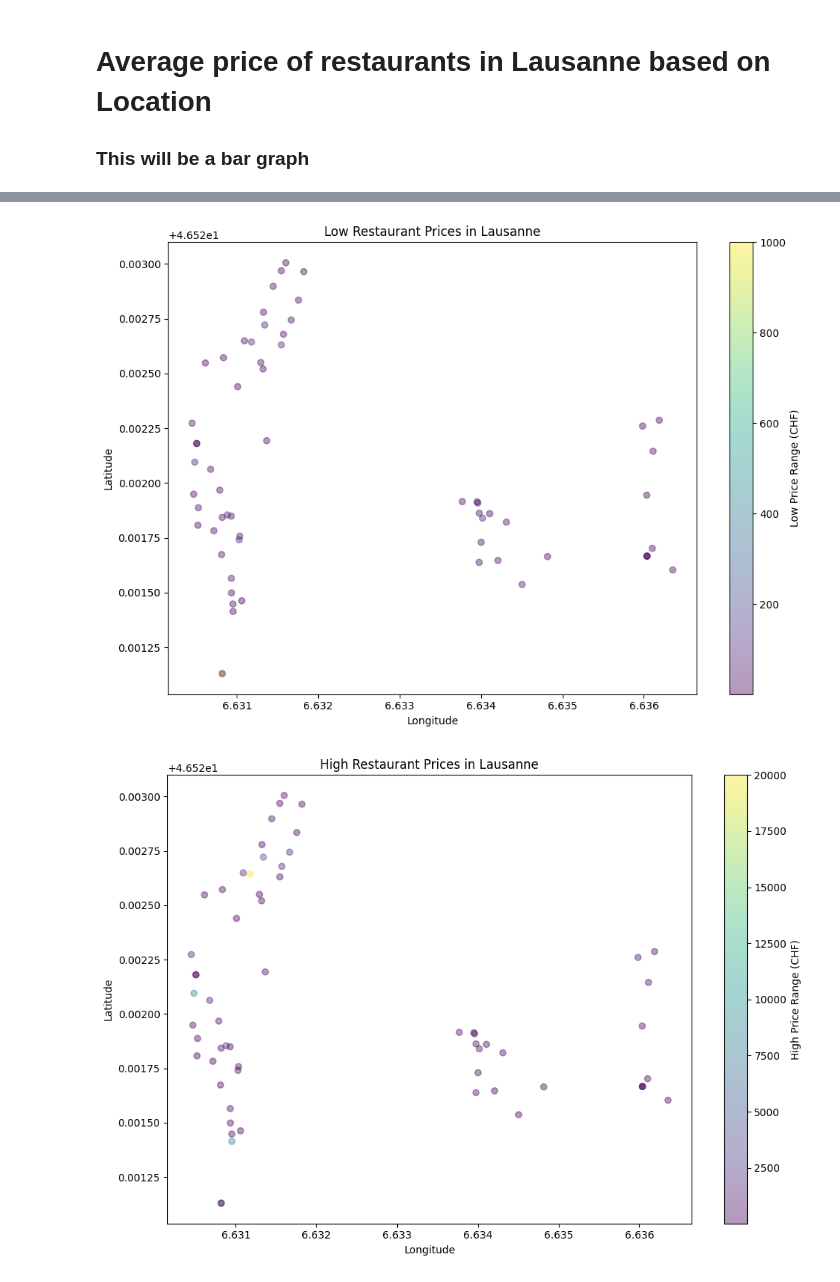
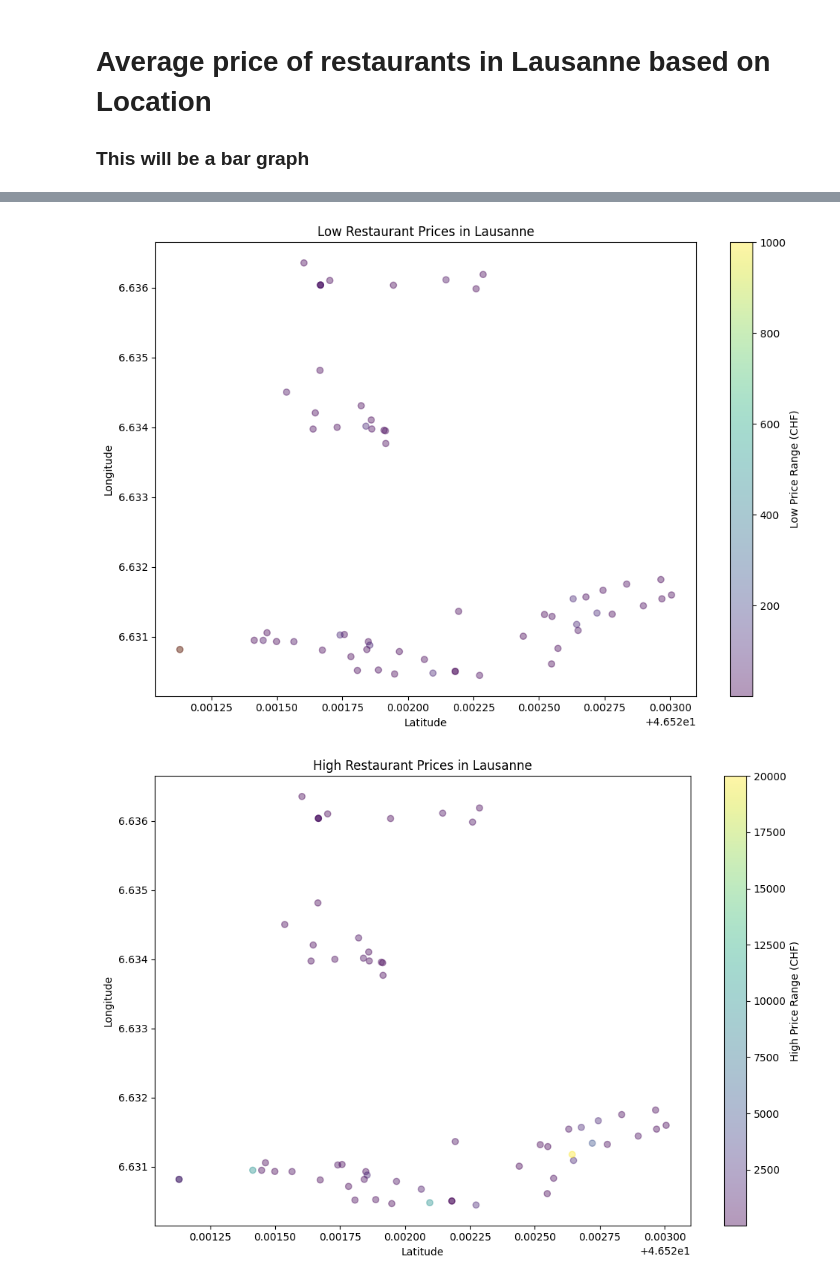
Before and after one commit to nehabijoy/data-viz-mini-proj-2, a Jupyter notebook: visualization.ipynb, the cells around one changed output, grey strips where cells are left out. Cells and saved outputs as stored; diff of their text form; code cells hidden in the pictures.

Commit message:
fixed longitude and latitude

```diff
--- a/visualization.ipynb
+++ b/visualization.ipynb
@@ -64,39 +64,39 @@ data_high = data_high[data_high["Price Range (CHF)"] != 0.0]
 # %%
 # Low price range scatter plot
 fig, ax = plt.subplots(figsize=(10, 7))
 
 scatter = ax.scatter(
-    x=data_low['Longitude'],
-    y=data_low['Latitude'],
+    x=data_low['Latitude'],
+    y=data_low['Longitude'],
     c=data_low['Price Range (CHF)'],
     cmap='viridis',
     alpha=0.4
 )
 
 plt.colorbar(scatter, ax=ax, label='Low Price Range (CHF)')
-ax.set_xlabel('Longitude')
-ax.set_ylabel('Latitude')
+ax.set_xlabel('Latitude')
+ax.set_ylabel('Longitude')
 ax.set_title('Low Restaurant Prices in Lausanne')
 plt.tight_layout()
 plt.show()
 
 # High price range scatter plot
 fig, ax = plt.subplots(figsize=(10, 7))
 
 scatter = ax.scatter(
-    x=data_high['Longitude'],
-    y=data_high['Latitude'],
+    x=data_high['Latitude'],
+    y=data_high['Longitude'],
     c=data_high['Price Range (CHF)'],
     cmap='viridis',
     alpha=0.4
 )
 
 plt.colorbar(scatter, ax=ax, label='High Price Range (CHF)')
-ax.set_xlabel('Longitude')
-ax.set_ylabel('Latitude')
+ax.set_xlabel('Latitude')
+ax.set_ylabel('Longitude')
 ax.set_title('High Restaurant Prices in Lausanne')
 plt.tight_layout()
 plt.show()
 # %% [output]
-[figure, old version]
+[figure, new version]
-[figure, old version]
+[figure, new version]
```
Also changed, not shown: 3 other files.
